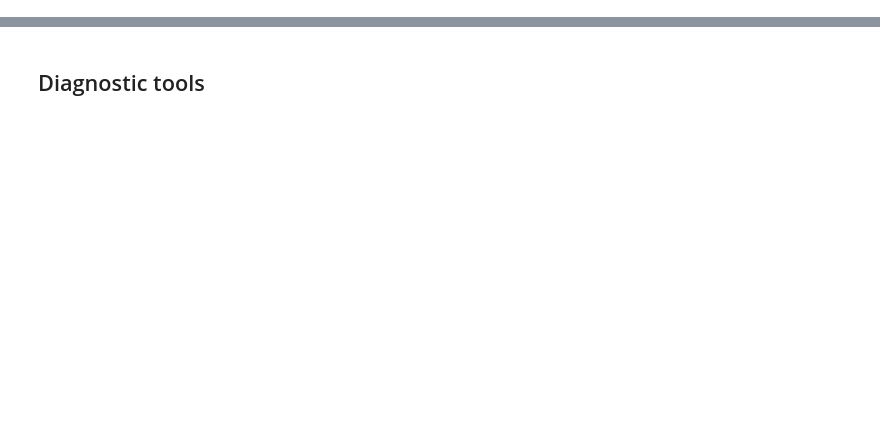
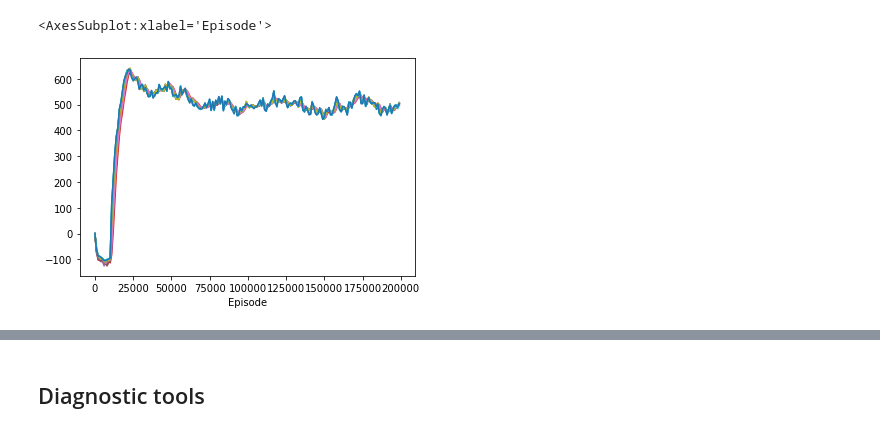
Before and after one commit to fbrand-new/reinforced-birds, a Jupyter notebook: AnimatePolicy.ipynb, the cells around one changed output, grey strips where cells are left out. Saved outputs shown, nothing was run; the diff lists cells and outputs as text; code cells hidden in the pictures; blank space fills up the shorter version.

```diff
--- a/AnimatePolicy.ipynb
+++ b/AnimatePolicy.ipynb
@@ -59,0 +60,8 @@ df_val.loc[:, (df_val != df_val.iloc[0]).any()].plot(legend=False)
+# %%
+df = preprocessing(filename="data/value_policy.csv")
+df_val = extract_value(df,2)
+df_val.loc[:, (df_val != df_val.iloc[0]).any()].plot(legend=False)
+#This is more convergent for policies
+# %% [output]
+<AxesSubplot:xlabel='Episode'>
+[figure, added]
```
Also changed, not shown: parts of 6 cells of this notebook, 40 other files.
